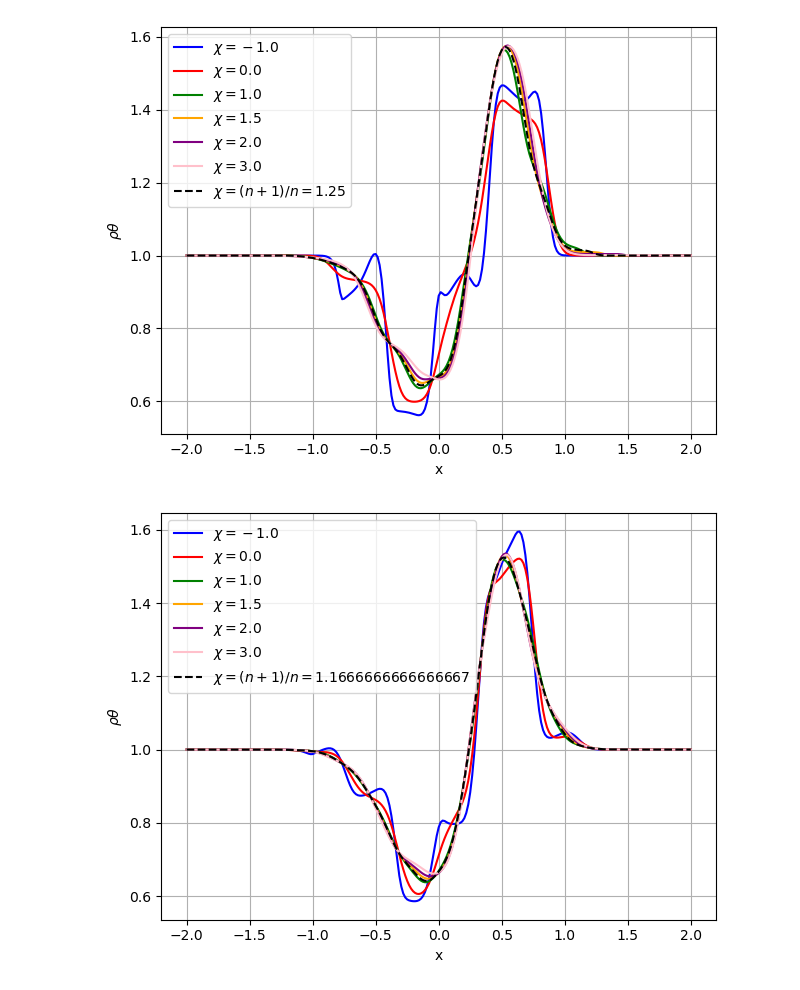
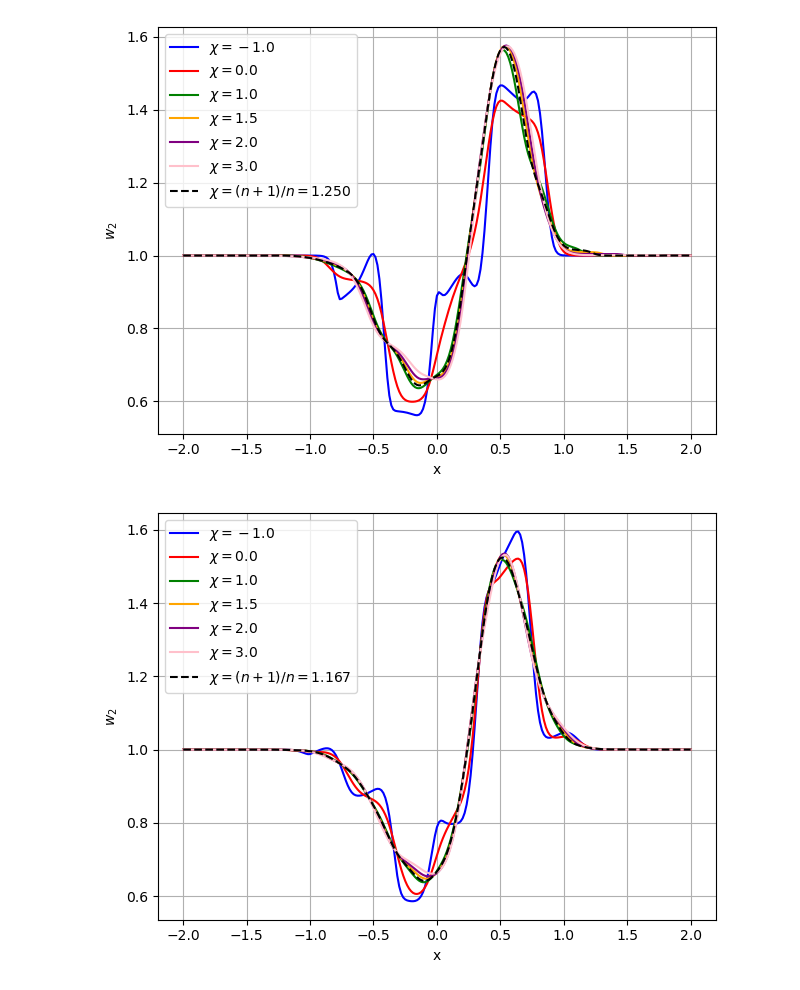
Before and after one commit to JanHab/ExtGram.jl, a Jupyter notebook: notebooks/GaugeInvariance.ipynb, the cells around one changed output. Cells and saved outputs as stored; diff of their text form; code cells hidden in the pictures.

```diff
--- a/notebooks/GaugeInvariance.ipynb
+++ b/notebooks/GaugeInvariance.ipynb
@@ -42,11 +42,11 @@ for M in Moments:
 
         label = f"$\\chi={chi}$"
         if chi == "optimal":
-            label = f"$\\chi=(n+1)/n={1+2/M}$"
+            label = f"$\\chi=(n+1)/n={1+2/M:.3f}$"
         axs.plot(x, w[:,2], color=colors[i], linestyle=linestyles[i], label=label)
 
     axs.set_xlabel("x")
-    axs.set_ylabel("$\\rho \\theta$")
+    axs.set_ylabel("$w_2$")
     axs.grid(True)
     axs.legend()
     fig.tight_layout()
@@ -57,3 +57,3 @@ for M in Moments:
-[figure, old version]
+[figure, new version]
-[figure, old version]
+[figure, new version]
 # %%
```
Also changed, not shown: parts of 2 cells of this notebook, 5 other files.
